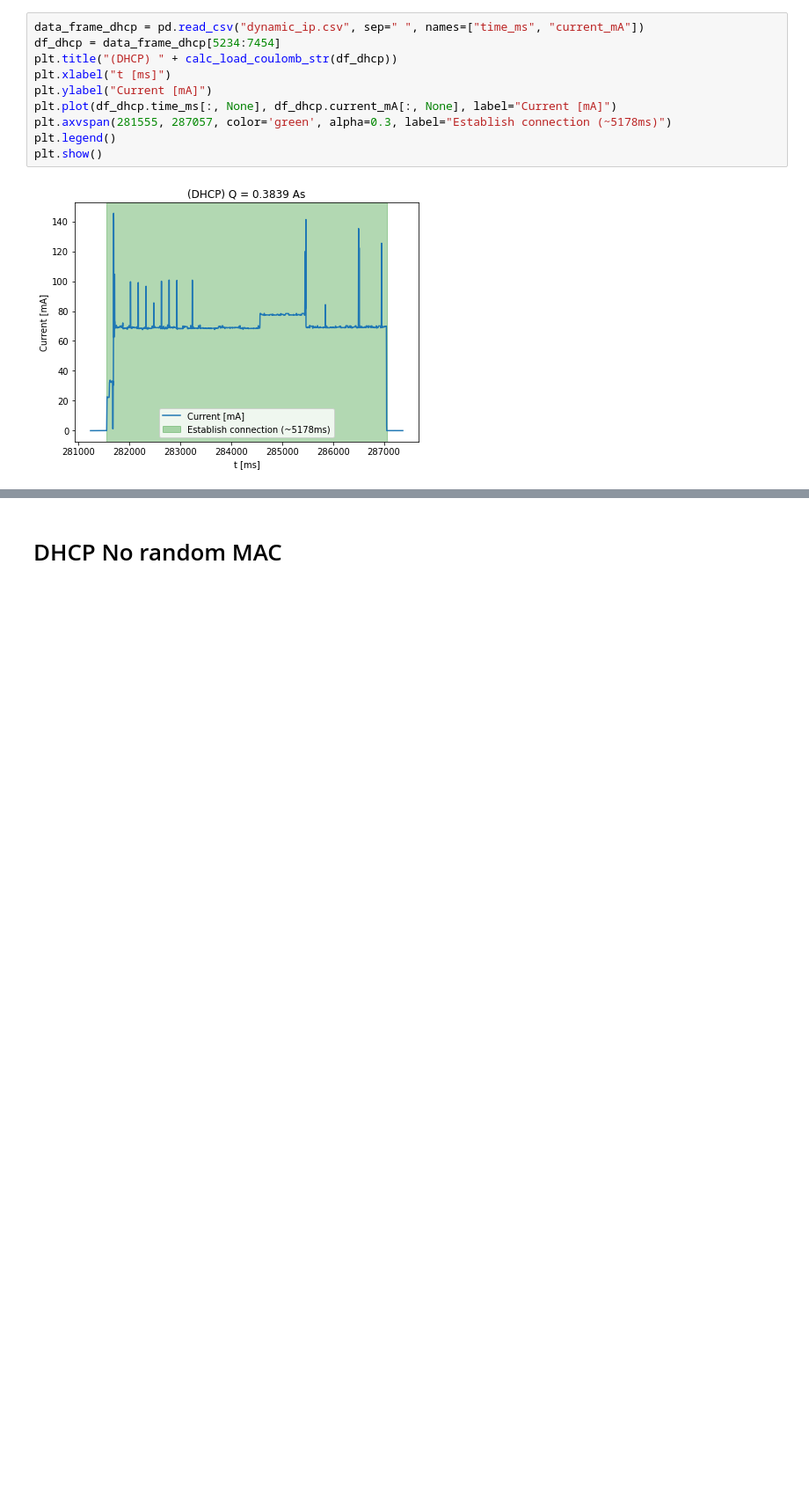
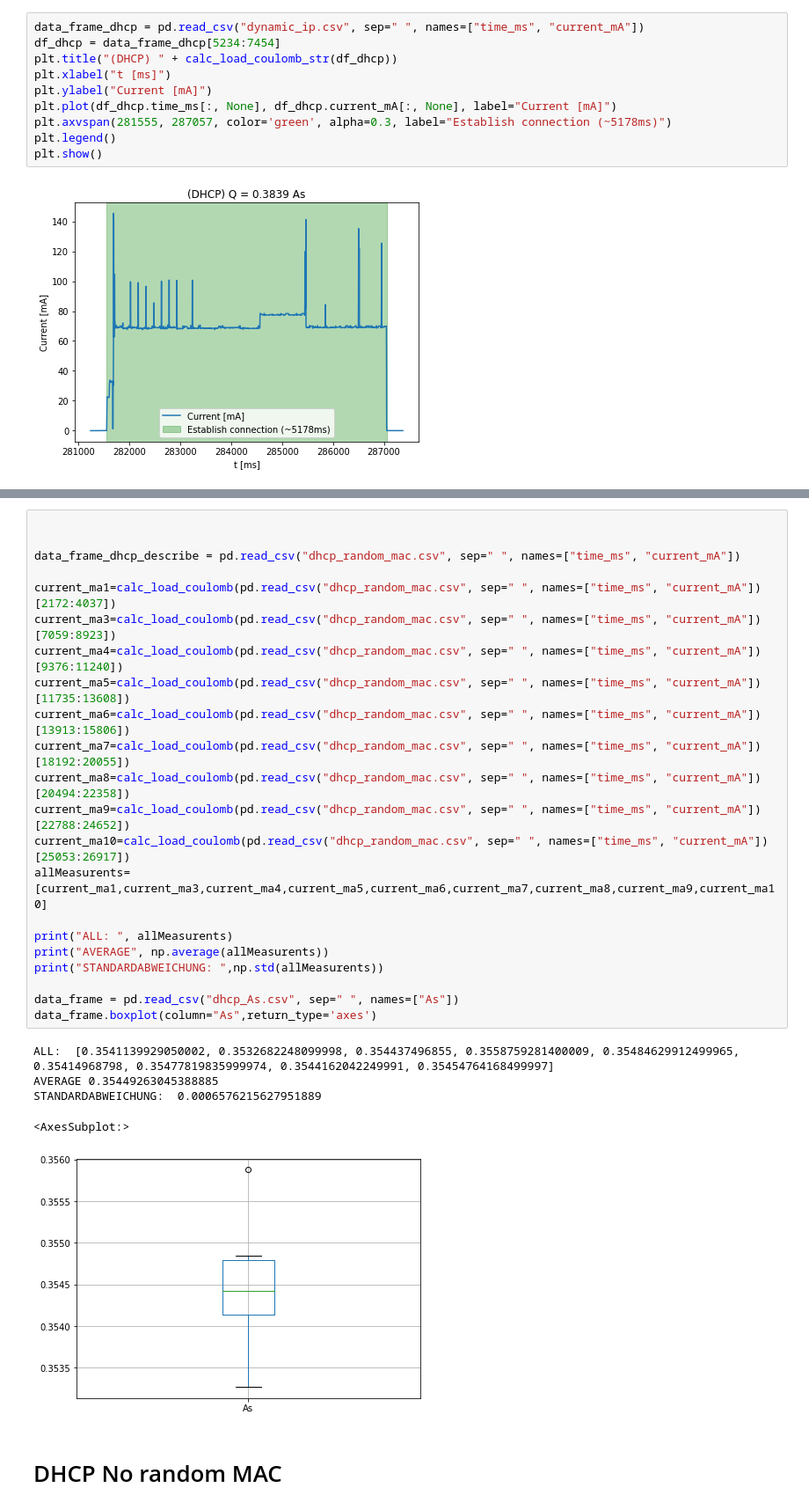
Before and after one commit to widmannthomas/dibse_integratives_gesamt_projekt, a Jupyter notebook: current_sensor/dhcp_static/dhcp_static.ipynb, the cells around one changed output, grey strips where cells are left out. Shown at 88% size. Saved outputs shown, nothing was run; the diff lists cells and outputs as text; blank space fills up the shorter version.

```diff
--- a/current_sensor/dhcp_static/dhcp_static.ipynb
+++ b/current_sensor/dhcp_static/dhcp_static.ipynb
@@ -128,3 +34,31 @@ DURATION:  5193.875
+# %%
+
+
+data_frame_dhcp_describe = pd.read_csv("dhcp_random_mac.csv", sep=" ", names=["time_ms", "current_mA"])
+
+current_ma1=calc_load_coulomb(pd.read_csv("dhcp_random_mac.csv", sep=" ", names=["time_ms", "current_mA"])[2172:4037])
+current_ma3=calc_load_coulomb(pd.read_csv("dhcp_random_mac.csv", sep=" ", names=["time_ms", "current_mA"])[7059:8923])
+current_ma4=calc_load_coulomb(pd.read_csv("dhcp_random_mac.csv", sep=" ", names=["time_ms", "current_mA"])[9376:11240])
+current_ma5=calc_load_coulomb(pd.read_csv("dhcp_random_mac.csv", sep=" ", names=["time_ms", "current_mA"])[11735:13608])
+current_ma6=calc_load_coulomb(pd.read_csv("dhcp_random_mac.csv", sep=" ", names=["time_ms", "current_mA"])[13913:15806])
+current_ma7=calc_load_coulomb(pd.read_csv("dhcp_random_mac.csv", sep=" ", names=["time_ms", "current_mA"])[18192:20055])
+current_ma8=calc_load_coulomb(pd.read_csv("dhcp_random_mac.csv", sep=" ", names=["time_ms", "current_mA"])[20494:22358])
+current_ma9=calc_load_coulomb(pd.read_csv("dhcp_random_mac.csv", sep=" ", names=["time_ms", "current_mA"])[22788:24652])
+current_ma10=calc_load_coulomb(pd.read_csv("dhcp_random_mac.csv", sep=" ", names=["time_ms", "current_mA"])[25053:26917])
+allMeasurents=[current_ma1,current_ma3,current_ma4,current_ma5,current_ma6,current_ma7,current_ma8,current_ma9,current_ma10]
+
+print("ALL: ", allMeasurents)
+print("AVERAGE", np.average(allMeasurents))
+print("STANDARDABWEICHUNG: ",np.std(allMeasurents))
+
+data_frame = pd.read_csv("dhcp_As.csv", sep=" ", names=["As"])
+data_frame.boxplot(column="As",return_type='axes')
+# %% [output]
+ALL:  [0.3541139929050002, 0.3532682248099998, 0.354437496855, 0.3558759281400009, 0.35484629912499965, 0.35414968798, 0.35477819835999974, 0.3544162042249991, 0.35454764168499997]
+AVERAGE 0.35449263045388885
+STANDARDABWEICHUNG:  0.0006576215627951889
+<AxesSubplot:>
+[figure, added]
 # %% [markdown]
 # DHCP No random MAC
 # %%
```
Also changed, not shown: parts of 3 cells of this notebook, 6 other files.
